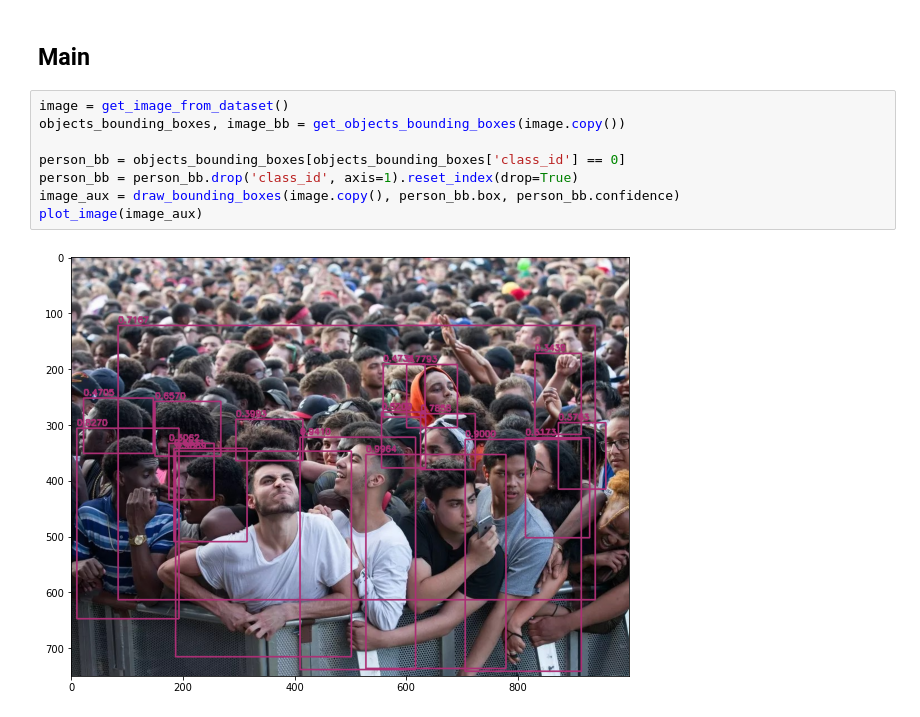
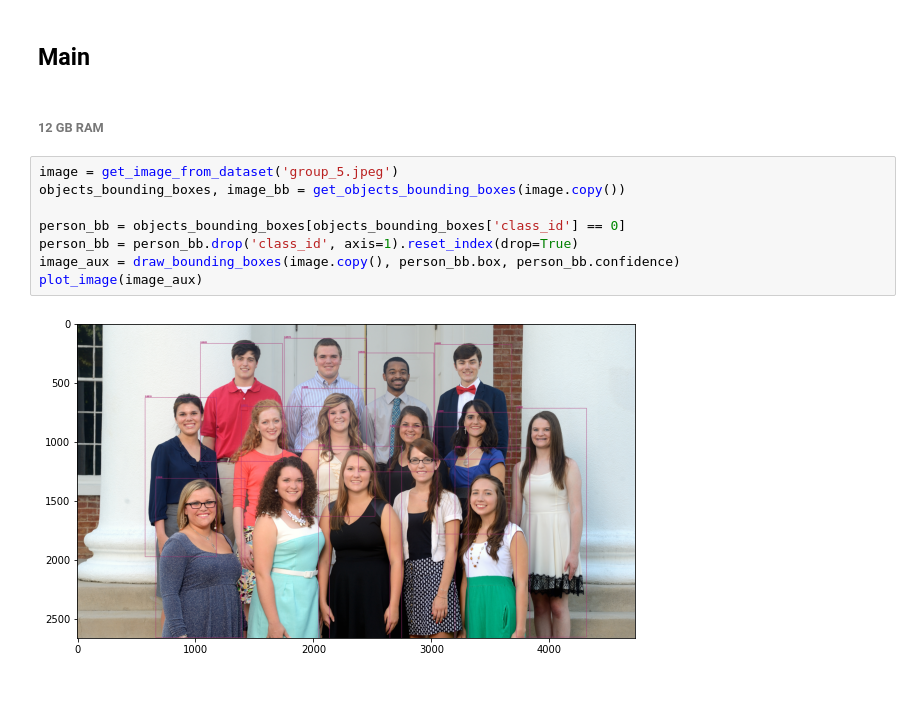
Before and after one commit to diegoias12/Person_search, a Jupyter notebook: person_description.ipynb, the cells around one changed output. Drawn from its saved outputs; the diff is of its cells as text; blank space fills up the shorter version.

```diff
--- a/person_description.ipynb
+++ b/person_description.ipynb
@@ -265,13 +293,15 @@ def plot_multiple_objects(image, object_bb):
     plt.show()
 # %% [markdown]
 ## Main
+# %% [markdown]
+###### 12 GB RAM
 # %%
-image = get_image_from_dataset()
+image = get_image_from_dataset('group_5.jpeg')
 objects_bounding_boxes, image_bb = get_objects_bounding_boxes(image.copy())
 
 person_bb = objects_bounding_boxes[objects_bounding_boxes['class_id'] == 0]
 person_bb = person_bb.drop('class_id', axis=1).reset_index(drop=True)
 image_aux = draw_bounding_boxes(image.copy(), person_bb.box, person_bb.confidence)
 plot_image(image_aux)
 # %% [output]
-[figure, old version]
+[figure, new version]
```
Also changed, not shown: parts of 14 cells of this notebook.
